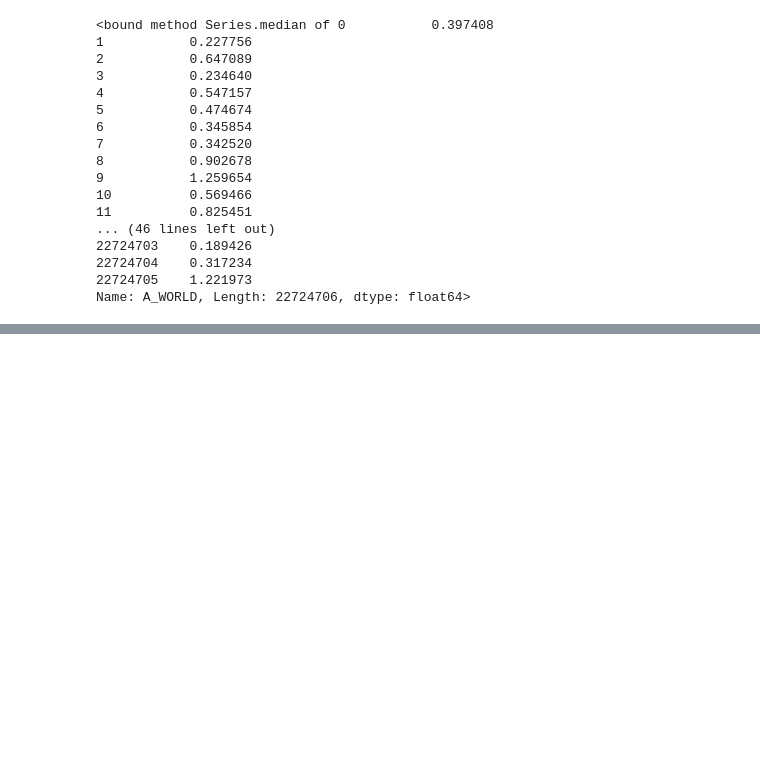
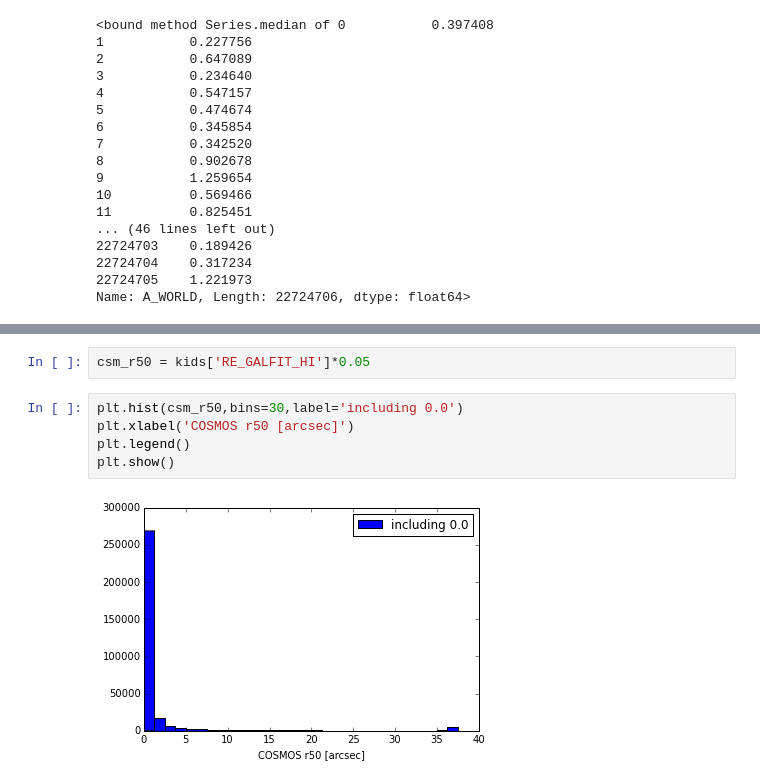
Before and after one commit to GiorgioManzoni/PAUS_code, a Jupyter notebook: 019_fast_plot_AB.ipynb, the cells around one changed output, grey strips where cells are left out. Drawn from its saved outputs; the diff is of its cells as text; blank space fills up the shorter version.

```diff
--- a/019_fast_plot_AB.ipynb
+++ b/019_fast_plot_AB.ipynb
@@ -33,0 +65,9 @@ Name: A_WORLD, Length: 22724706, dtype: float64>
+# %%
+csm_r50 = kids['RE_GALFIT_HI']*0.05
+# %%
+plt.hist(csm_r50,bins=30,label='including 0.0')
+plt.xlabel('COSMOS r50 [arcsec]')
+plt.legend()
+plt.show()
+# %% [output]
+[figure, added]
```
Also changed, not shown: parts of 8 cells of this notebook.
